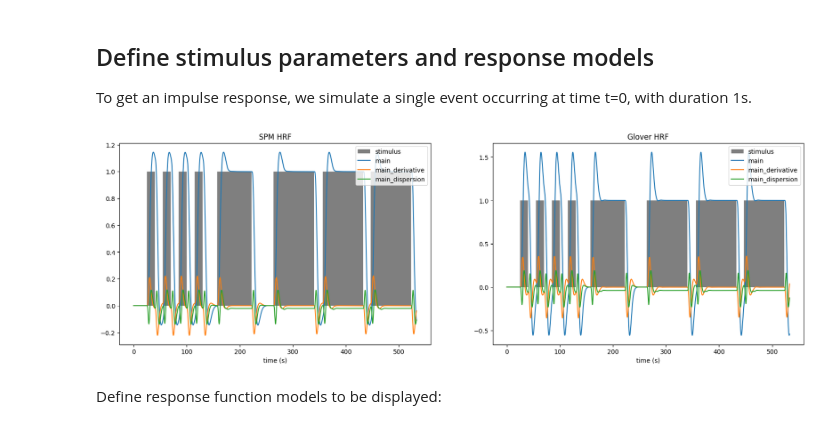
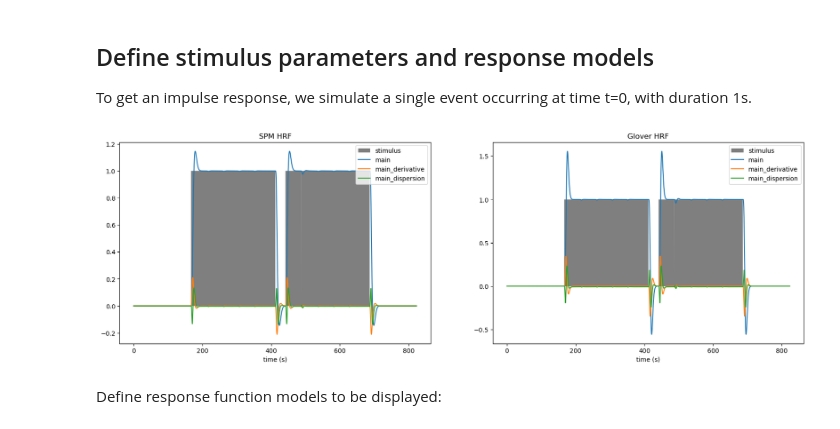
Before and after one commit to NK221088/fNIRS_processing_ver.2, a Jupyter notebook: Thesis_plotting/plot_hrf.ipynb, the cells around one changed output. Cells and saved outputs as stored; diff of their text form; code cells hidden in the pictures.

Commit message:
Updated the HRF plotting

```diff
--- a/Thesis_plotting/plot_hrf.ipynb
+++ b/Thesis_plotting/plot_hrf.ipynb
@@ -37,11 +37,11 @@ import numpy as np
 import pandas as pd
 from nilearn.glm.first_level import compute_regressor
 
-events = pd.read_csv(rf"C:\Users\NKUE0003\OneDrive - Region Hovedstaden\Bachelor\events.csv")
-design_matrix = pd.read_csv(rf"C:\Users\NKUE0003\OneDrive - Region Hovedstaden\Bachelor\design_matrix.csv")
-GLM_estimates = pd.read_csv(rf"C:\Users\NKUE0003\OneDrive - Region Hovedstaden\Bachelor\GLM_estimates.csv")
-haemo_values = pd.read_csv(rf"C:\Users\NKUE0003\OneDrive - Region Hovedstaden\Bachelor\haemo.csv")
-short_channel_haemo = pd.read_csv(rf"C:\Users\NKUE0003\OneDrive - Region Hovedstaden\Bachelor\short_channel_haemo.csv")
+events = pd.read_csv(rf"C:\Users\NTres\OneDrive - Danmarks Tekniske Universitet\Bachelor_projekt\Defense\Follow_up_results\Study_2\events.csv")
+design_matrix = pd.read_csv(rf"C:\Users\NTres\OneDrive - Danmarks Tekniske Universitet\Bachelor_projekt\Defense\Follow_up_results\Study_2\design_matrix.csv")
+GLM_estimates = pd.read_csv(rf"C:\Users\NTres\OneDrive - Danmarks Tekniske Universitet\Bachelor_projekt\Defense\Follow_up_results\Study_2\GLM_estimates.csv")
+haemo_values = pd.read_csv(rf"C:\Users\NTres\OneDrive - Danmarks Tekniske Universitet\Bachelor_projekt\Defense\Follow_up_results\Study_2\haemo.csv")
+short_channel_haemo = pd.read_csv(rf"C:\Users\NTres\OneDrive - Danmarks Tekniske Universitet\Bachelor_projekt\Defense\Follow_up_results\Study_2\short_channel_haemo.csv")
 design_matrix = design_matrix.rename(columns={design_matrix.columns[0]: "frame_times"})
 time_length = design_matrix["frame_times"].values[-1]
 frame_times = design_matrix["frame_times"].values
@@ -63,34 +63,34 @@ for i, (rf_model, model_title, labels) in enumerate(rf_models):
     # compute signal of interest by convolution
     signal, _labels = compute_regressor(
         exp_condition,
         rf_model,
         frame_times,
         con_id="main",
         oversampling=oversampling,
     )
 
     # plot signal
     plt.subplot(1, len(rf_models), i + 1)
     plt.fill(frame_times, stim, "k", alpha=0.5, label="stimulus")
     for j in range(signal.shape[1]):
         plt.plot(
             frame_times,
             signal.T[j],
             label=(
                 labels[j]
                 if labels is not None
                 else (_labels[j] if _labels is not None else None)
             ),
         )
     plt.xlabel("time (s)")
     plt.legend(loc=1)
     plt.title(model_title)
 
 # adjust plot
 plt.subplots_adjust(bottom=0.12)
 plt.show()
 # %% [output]
-[figure, old version]
+[figure, new version]
 # %% [markdown]
 Define response function models to be displayed:
 # %%
```
Also changed, not shown: parts of 2 cells of this notebook, 1 other file.
